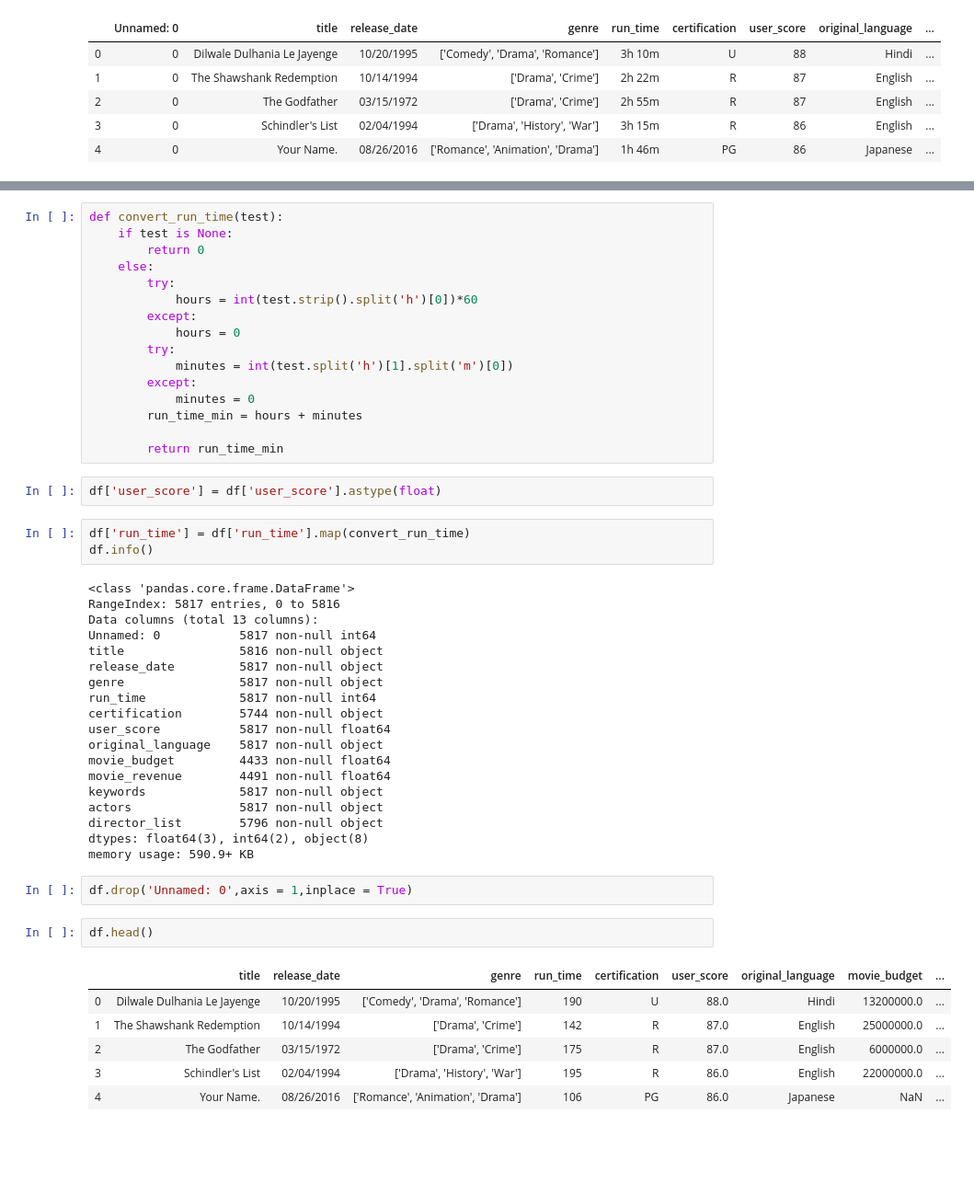
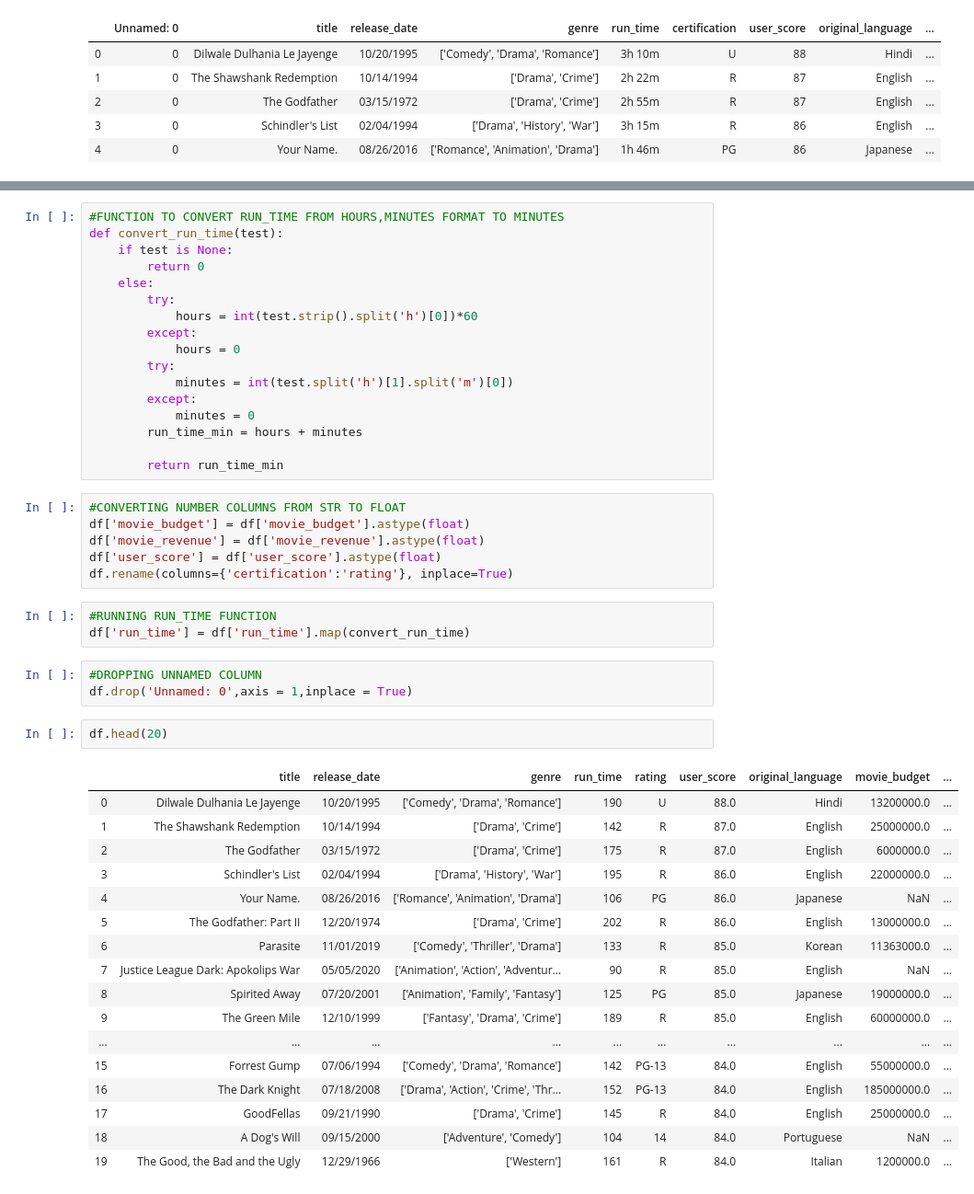
Before and after one commit to gabrieljarosi/dsc-mod-1-project-v2-1-onl01-dtsc-pt-041320, a Jupyter notebook: student.ipynb, the cells around one changed output, grey strips where cells are left out. Shown at 92% size. Drawn from its saved outputs; the diff is of its cells as text; blank space fills up the shorter version.

```diff
--- a/student.ipynb
+++ b/student.ipynb
@@ -506,4 +423,5 @@ df['movie_revenue'] = df['movie_revenue'].astype(float)
 # %%
+#FUNCTION TO CONVERT RUN_TIME FROM HOURS,MINUTES FORMAT TO MINUTES
 def convert_run_time(test):
     if test is None:
         return 0
@@ -519,38 +437,35 @@ def convert_run_time(test):
         run_time_min = hours + minutes
 
         return run_time_min
-# %%
-df['user_score'] = df['user_score'].astype(float)
+# %%
+#CONVERTING NUMBER COLUMNS FROM STR TO FLOAT
+df['movie_budget'] = df['movie_budget'].astype(float)
+df['movie_revenue'] = df['movie_revenue'].astype(float)
+df['user_score'] = df['user_score'].astype(float)
+df.rename(columns={'certification':'rating'}, inplace=True)
 # %%
+#RUNNING RUN_TIME FUNCTION
 df['run_time'] = df['run_time'].map(convert_run_time)
-df.info()
-# %% [output]
-<class 'pandas.core.frame.DataFrame'>
-RangeIndex: 5817 entries, 0 to 5816
-Data columns (total 13 columns):
-Unnamed: 0           5817 non-null int64
-title                5816 non-null object
-release_date         5817 non-null object
-genre                5817 non-null object
-run_time             5817 non-null int64
-certification        5744 non-null object
-user_score           5817 non-null float64
-original_language    5817 non-null object
-movie_budget         4433 non-null float64
-movie_revenue        4491 non-null float64
-keywords             5817 non-null object
-actors               5817 non-null object
-director_list        5796 non-null object
-dtypes: float64(3), int64(2), object(8)
-memory usage: 590.9+ KB
 # %%
+#DROPPING UNNAMED COLUMN
 df.drop('Unnamed: 0',axis = 1,inplace = True)
 # %%
-df.head()
+df.head(20)
 # %% [output]
-|  | title | release_date | genre | run_time | certification | user_score | original_language | movie_budget | ... |
+|  | title | release_date | genre | run_time | rating | user_score | original_language | movie_budget | ... |
 | 0 | Dilwale Dulhania Le Jayenge | 10/20/1995 | ['Comedy', 'Drama', 'Romance'] | 190 | U | 88.0 | Hindi | 13200000.0 | ... |
 | 1 | The Shawshank Redemption | 10/14/1994 | ['Drama', 'Crime'] | 142 | R | 87.0 | English | 25000000.0 | ... |
 | 2 | The Godfather | 03/15/1972 | ['Drama', 'Crime'] | 175 | R | 87.0 | English | 6000000.0 | ... |
 | 3 | Schindler's List | 02/04/1994 | ['Drama', 'History', 'War'] | 195 | R | 86.0 | English | 22000000.0 | ... |
 | 4 | Your Name. | 08/26/2016 | ['Romance', 'Animation', 'Drama'] | 106 | PG | 86.0 | Japanese | NaN | ... |
+| 5 | The Godfather: Part II | 12/20/1974 | ['Drama', 'Crime'] | 202 | R | 86.0 | English | 13000000.0 | ... |
+| 6 | Parasite | 11/01/2019 | ['Comedy', 'Thriller', 'Drama'] | 133 | R | 85.0 | Korean | 11363000.0 | ... |
+| 7 | Justice League Dark: Apokolips War | 05/05/2020 | ['Animation', 'Action', 'Adventur... | 90 | R | 85.0 | English | NaN | ... |
+| 8 | Spirited Away | 07/20/2001 | ['Animation', 'Family', 'Fantasy'] | 125 | PG | 85.0 | Japanese | 19000000.0 | ... |
+| 9 | The Green Mile | 12/10/1999 | ['Fantasy', 'Drama', 'Crime'] | 189 | R | 85.0 | English | 60000000.0 | ... |
+| ... | ... | ... | ... | ... | ... | ... | ... | ... | ... |
+| 15 | Forrest Gump | 07/06/1994 | ['Comedy', 'Drama', 'Romance'] | 142 | PG-13 | 84.0 | English | 55000000.0 | ... |
+| 16 | The Dark Knight | 07/18/2008 | ['Drama', 'Action', 'Crime', 'Thr... | 152 | PG-13 | 84.0 | English | 185000000.0 | ... |
+| 17 | GoodFellas | 09/21/1990 | ['Drama', 'Crime'] | 145 | R | 84.0 | English | 25000000.0 | ... |
+| 18 | A Dog's Will | 09/15/2000 | ['Adventure', 'Comedy'] | 104 | 14 | 84.0 | Portuguese | NaN | ... |
+| 19 | The Good, the Bad and the Ugly | 12/29/1966 | ['Western'] | 161 | R | 84.0 | Italian | 1200000.0 | ... |
```
Also changed, not shown: parts of 31 cells of this notebook.
